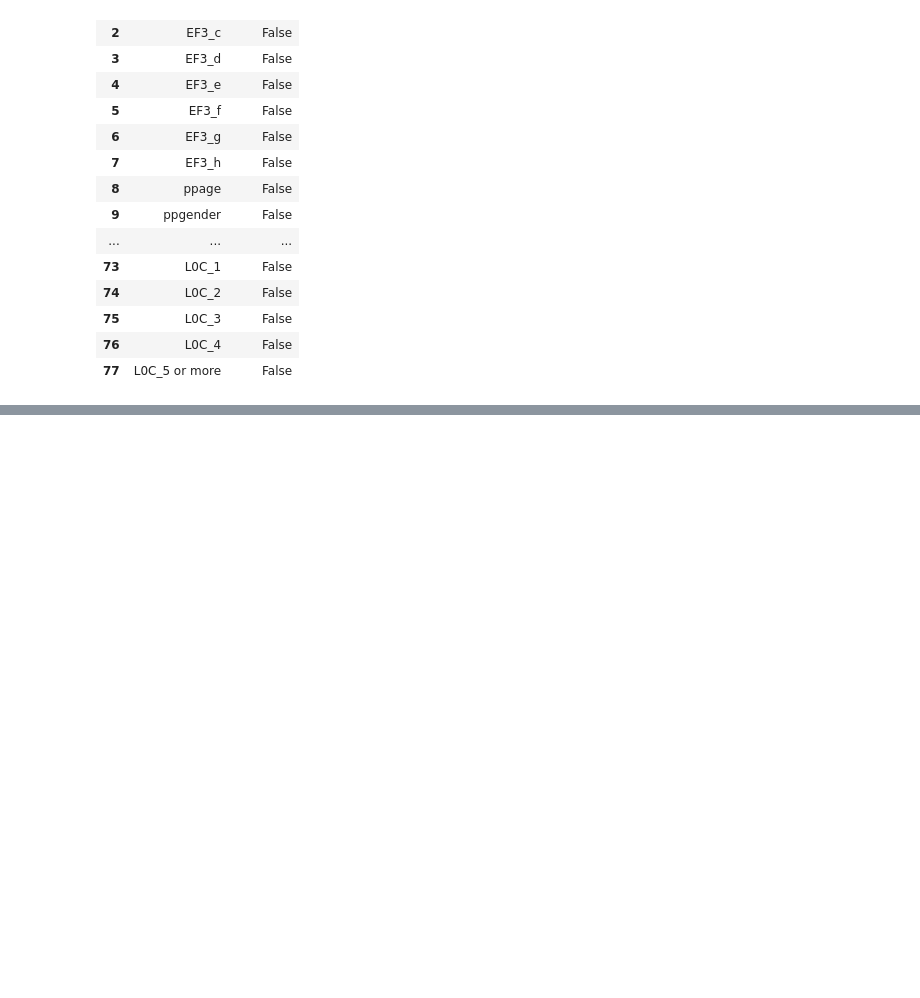
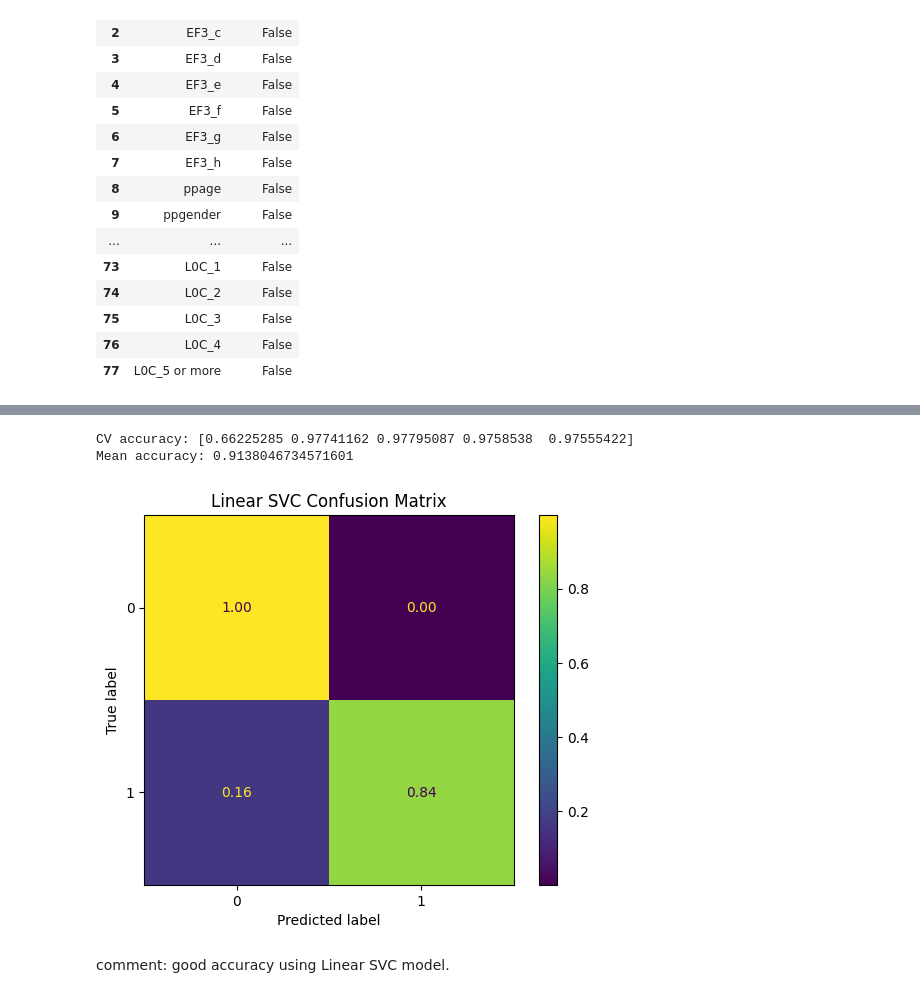
Before and after one commit to mw1296/DSAN5300, a Jupyter notebook: dsan5300_group1_final_project/code.ipynb, the cells around one changed output, grey strips where cells are left out. Saved outputs shown, nothing was run; the diff lists cells and outputs as text; code cells hidden in the pictures; blank space fills up the shorter version.

```diff
--- a/dsan5300_group1_final_project/code.ipynb
+++ b/dsan5300_group1_final_project/code.ipynb
@@ -882,0 +1032,10 @@ pd.DataFrame({
+# %%
+selected_features = X_resampled.columns[rfecv.support_]
+print(selected_features)
+print("Optimal number of features:", rfecv.n_features_)
+
+# view columns selection
+pd.DataFrame({
+    "feature": X_resampled.columns,
+    "selected": rfecv.support_
+})
@@ -882,0 +1077,36 @@ pd.DataFrame({
+# %%
+# a glimpse of accuracy
+BNPL1_svc_model=LinearSVC(max_iter=5000)
+
+X_selected = X_resampled[selected_features]
+
+scores = cross_val_score(
+    BNPL1_svc_model,
+    X_selected,
+    y_resampled,
+    cv=5,
+    scoring='accuracy'
+)
+
+print("CV accuracy:", scores)
+print("Mean accuracy:", scores.mean())
+# %% [output]
+CV accuracy: [0.66225285 0.97741162 0.97795087 0.9758538  0.97555422]
+Mean accuracy: 0.9138046734571601
+# %%
+# fit logistic regression model
+BNPL1_svc_model.fit(X_selected, y_resampled)
+y_pred = BNPL1_svc_model.predict(X_selected)
+
+# confusion matrix
+BNPL1_svc_cm = confusion_matrix(y_resampled, y_pred, normalize='true')
+
+# display cm
+BNPL1_svc_cm_plot = ConfusionMatrixDisplay(confusion_matrix=BNPL1_svc_cm)
+BNPL1_svc_cm_plot.plot(values_format=".2f")
+plt.title('Linear SVC Confusion Matrix')
+plt.show()
+# %% [output]
+[figure, added]
+# %% [markdown]
+comment: good accuracy using Linear SVC model.
```
Also changed, not shown: parts of 13 cells of this notebook, 6 other files.
